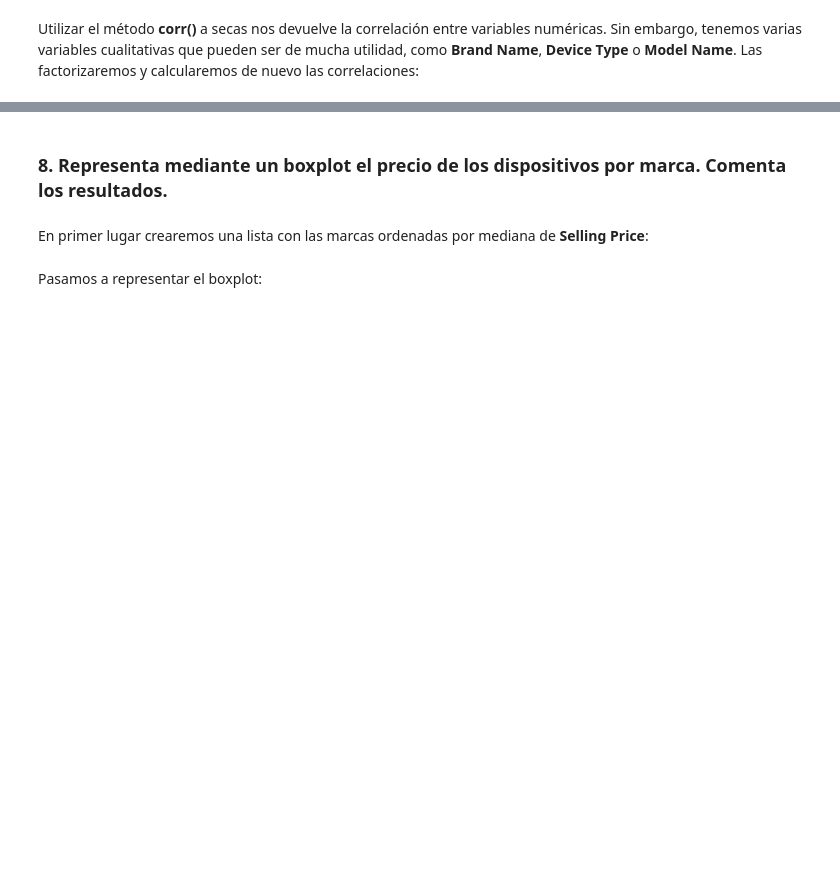
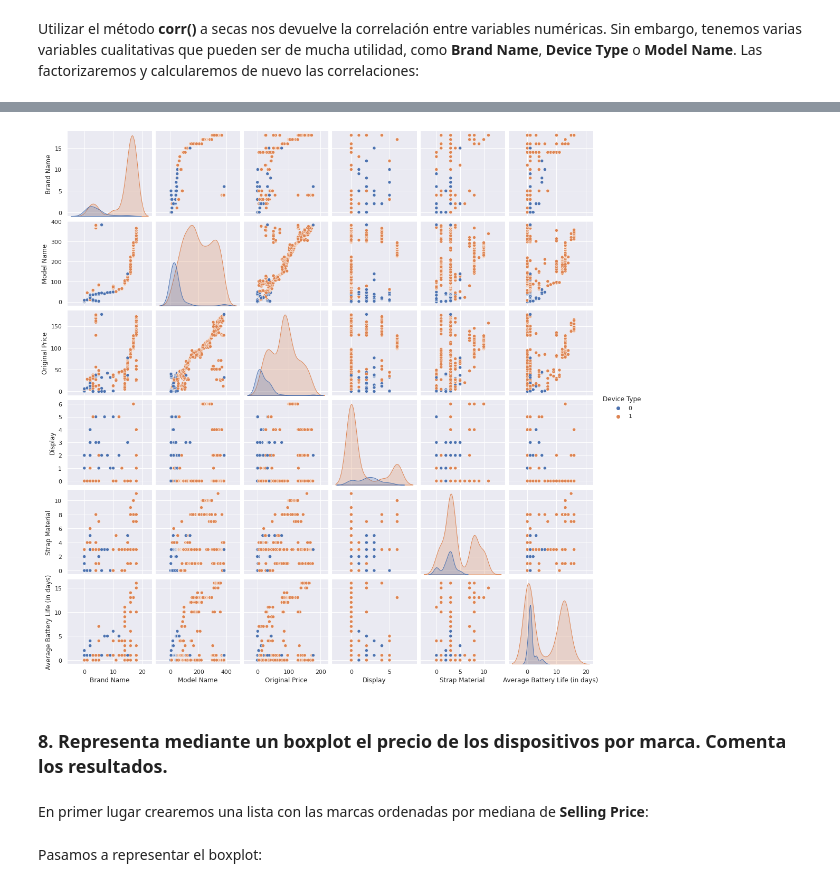
Before and after one commit to afercaceres/Fitness_Trackers, a Jupyter notebook: practica_python.ipynb, the cells around one changed output, grey strips where cells are left out. Drawn from its saved outputs; the diff is of its cells as text; code cells hidden in the pictures; blank space fills up the shorter version.

```diff
--- a/practica_python.ipynb
+++ b/practica_python.ipynb
@@ -745,3 +757,7 @@ datos_corr
+# %%
+sns.pairplot(datos_cuant[["Brand Name", "Device Type", "Model Name", "Original Price", "Display", "Strap Material", "Average Battery Life (in days)"]], hue="Device Type");
+# %% [output]
+[figure, added]
 # %% [markdown]
 ### 8. Representa mediante un boxplot el precio de los dispositivos por marca. Comenta los resultados.
 # %% [markdown]
```
Also changed, not shown: parts of 8 cells of this notebook.
